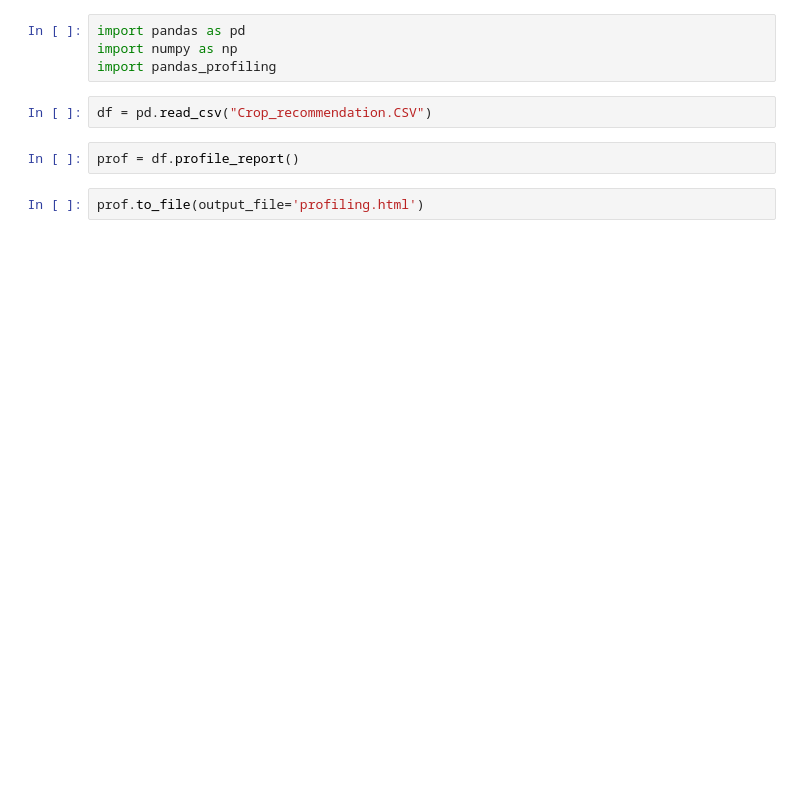
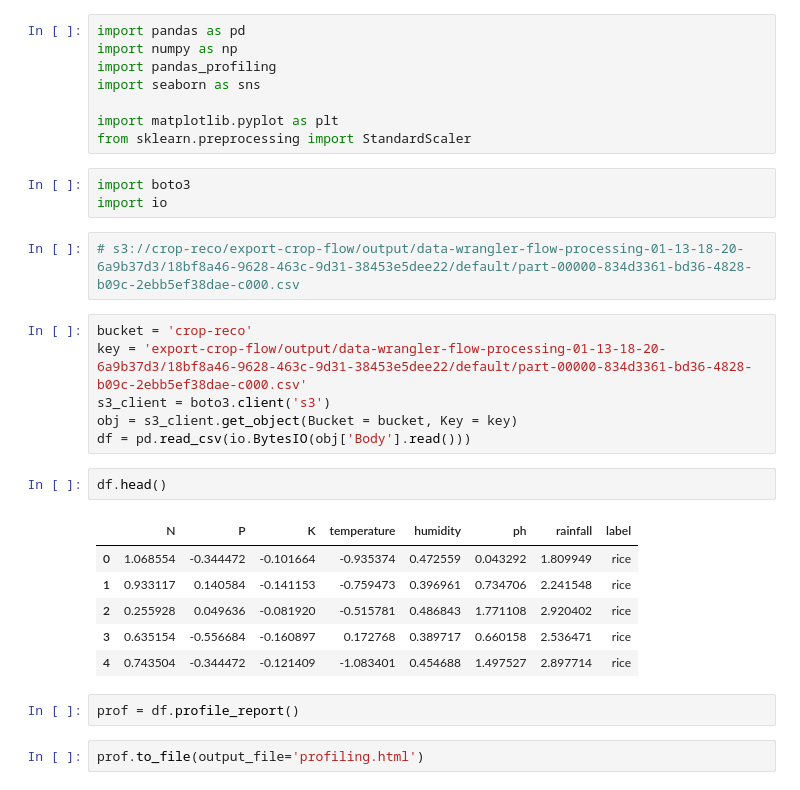
Before and after one commit to narada98/crop-recommendation, a Jupyter notebook: EDA.ipynb, the cells around one changed output. Cells and saved outputs as stored; diff of their text form; blank space fills up the shorter version.

```diff
--- a/EDA.ipynb
+++ b/EDA.ipynb
@@ -2,8 +50,30 @@
 import pandas as pd
 import numpy as np
 import pandas_profiling
+import seaborn as sns
+
+import matplotlib.pyplot as plt
+from sklearn.preprocessing import StandardScaler
-# %%
-df = pd.read_csv("Crop_recommendation.CSV")
+# %%
+import boto3
+import io
+# %%
+# s3://crop-reco/export-crop-flow/output/data-wrangler-flow-processing-01-13-18-20-6a9b37d3/18bf8a46-9628-463c-9d31-38453e5dee22/default/part-00000-834d3361-bd36-4828-b09c-2ebb5ef38dae-c000.csv
+# %%
+bucket = 'crop-reco'
+key = 'export-crop-flow/output/data-wrangler-flow-processing-01-13-18-20-6a9b37d3/18bf8a46-9628-463c-9d31-38453e5dee22/default/part-00000-834d3361-bd36-4828-b09c-2ebb5ef38dae-c000.csv'
+s3_client = boto3.client('s3')
+obj = s3_client.get_object(Bucket = bucket, Key = key)
+df = pd.read_csv(io.BytesIO(obj['Body'].read()))
+# %%
+df.head()
+# %% [output]
+|  | N | P | K | temperature | humidity | ph | rainfall | label |
+| 0 | 1.068554 | -0.344472 | -0.101664 | -0.935374 | 0.472559 | 0.043292 | 1.809949 | rice |
+| 1 | 0.933117 | 0.140584 | -0.141153 | -0.759473 | 0.396961 | 0.734706 | 2.241548 | rice |
+| 2 | 0.255928 | 0.049636 | -0.081920 | -0.515781 | 0.486843 | 1.771108 | 2.920402 | rice |
+| 3 | 0.635154 | -0.556684 | -0.160897 | 0.172768 | 0.389717 | 0.660158 | 2.536471 | rice |
+| 4 | 0.743504 | -0.344472 | -0.121409 | -1.083401 | 0.454688 | 1.497527 | 2.897714 | rice |
 # %%
 prof = df.profile_report()
 # %%
```
Also changed, not shown: parts of 5 cells of this notebook, 13 other files.
